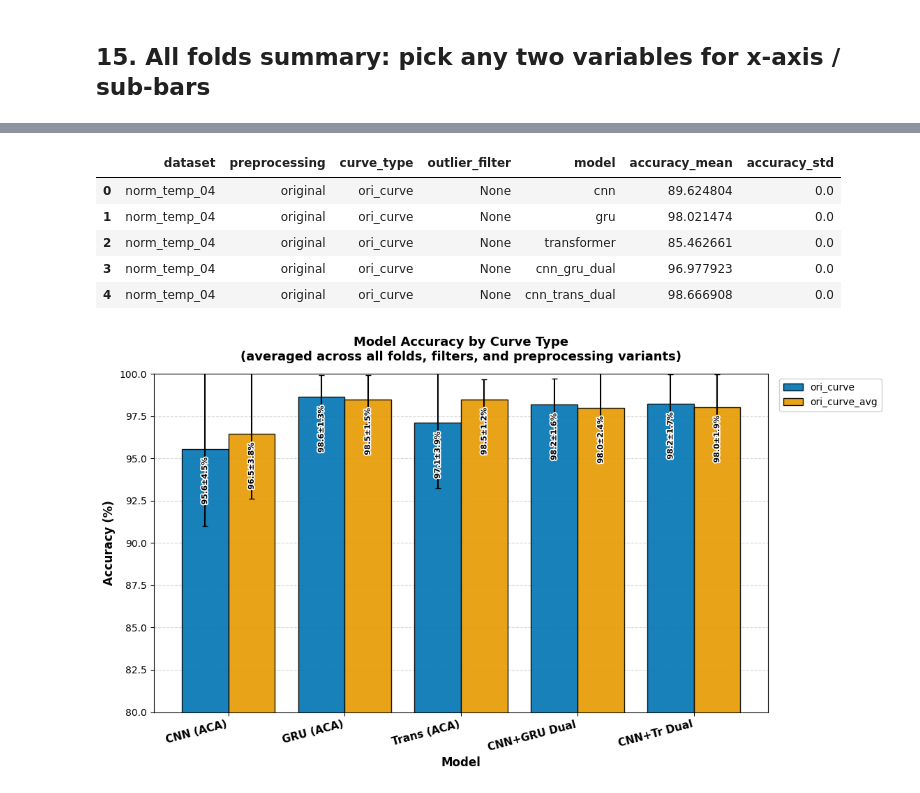
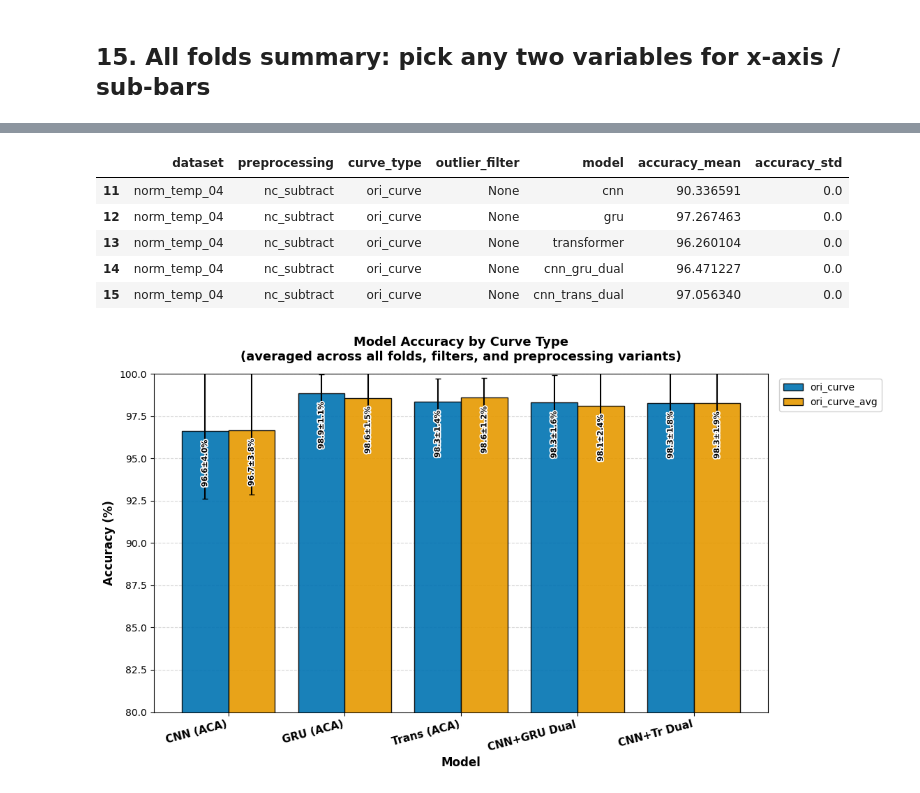
Before and after one commit to kautsarg/POC_DDM, a Jupyter notebook: gk_code/main/result_comparison_crossval.ipynb, the cells around one changed output, grey strips where cells are left out. Drawn from its saved outputs; the diff is of its cells as text; code cells hidden in the pictures.

```diff
--- a/gk_code/main/result_comparison_crossval.ipynb
+++ b/gk_code/main/result_comparison_crossval.ipynb
@@ -182,6 +182,8 @@ def load_results_long_df(merge_nc_classes=False):
 
 
 results_df = load_results_long_df(merge_nc_classes=True)
+results_df = results_df[results_df["preprocessing"] == "nc_subtract"]
+
 print(f"\nLoaded {len(results_df)} rows.")
 
 DATASET_NAMES = sorted(results_df["dataset"].unique())
@@ -835,28 +838,28 @@ plot_avg_across_folds_comparison(results_df, dim_defaults=DEFAULT_VALUES_CURVE_T
 results_df.head()
 # %% [output]
 |  | dataset | preprocessing | curve_type | outlier_filter | model | accuracy_mean | accuracy_std |
-| 0 | norm_temp_04 | original | ori_curve | None | cnn | 89.624804 | 0.0 |
-| 1 | norm_temp_04 | original | ori_curve | None | gru | 98.021474 | 0.0 |
-| 2 | norm_temp_04 | original | ori_curve | None | transformer | 85.462661 | 0.0 |
-| 3 | norm_temp_04 | original | ori_curve | None | cnn_gru_dual | 96.977923 | 0.0 |
-| 4 | norm_temp_04 | original | ori_curve | None | cnn_trans_dual | 98.666908 | 0.0 |
+| 11 | norm_temp_04 | nc_subtract | ori_curve | None | cnn | 90.336591 | 0.0 |
+| 12 | norm_temp_04 | nc_subtract | ori_curve | None | gru | 97.267463 | 0.0 |
+| 13 | norm_temp_04 | nc_subtract | ori_curve | None | transformer | 96.260104 | 0.0 |
+| 14 | norm_temp_04 | nc_subtract | ori_curve | None | cnn_gru_dual | 96.471227 | 0.0 |
+| 15 | norm_temp_04 | nc_subtract | ori_curve | None | cnn_trans_dual | 97.056340 | 0.0 |
 # %%
 agg_df = (
     results_df
     .groupby(["curve_type", "model"], dropna=False)["accuracy_mean"]
-    .agg(["mean", "std"])
+    .agg(["mean", "std", "count"])
     .round(2)
     .reset_index()
-    .rename(columns={"mean": "accuracy_mean", "std": "accuracy_std"})
+    .rename(columns={"mean": "accuracy_mean", "std": "accuracy_std", "count": "fold_count"})
 )
 agg_df["accuracy_std"] = agg_df["accuracy_std"].fillna(0.0)
 
 grouped_bar_chart_generic(
     agg_df, "model", MODELS, "curve_type", CURVE_TYPES,
     CURVE_COLOR_MAP, CURVE_LABEL_MAP,
     title="Model Accuracy by Curve Type\n(averaged across all folds, filters, and preprocessing variants)",
     x_label="Model",
     x_tick_label_map=MODEL_LABEL_MAP,
 )
 # %% [output]
-[figure, old version]
+[figure, new version]
```
Also changed, not shown: parts of 10 cells of this notebook, 4 other files.
